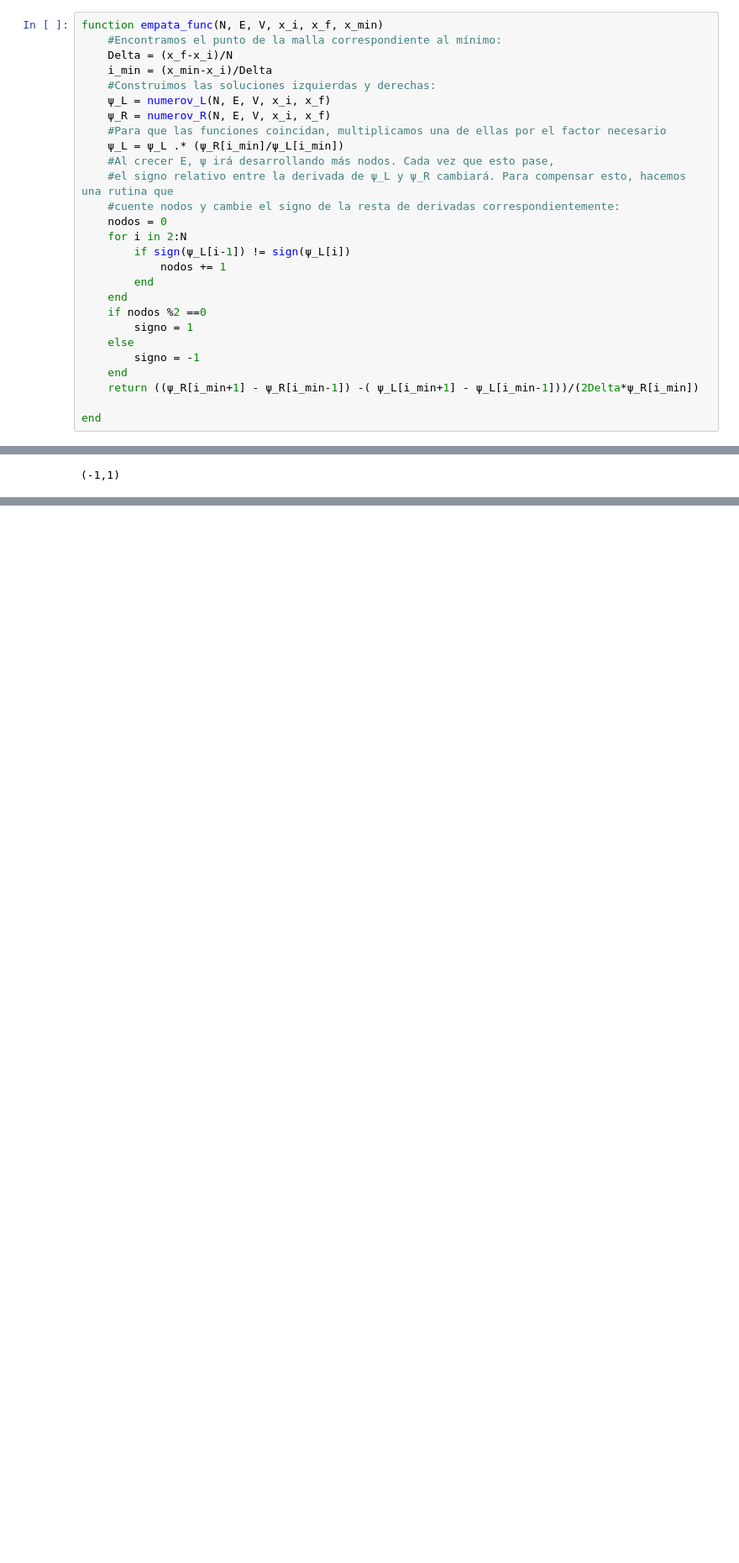
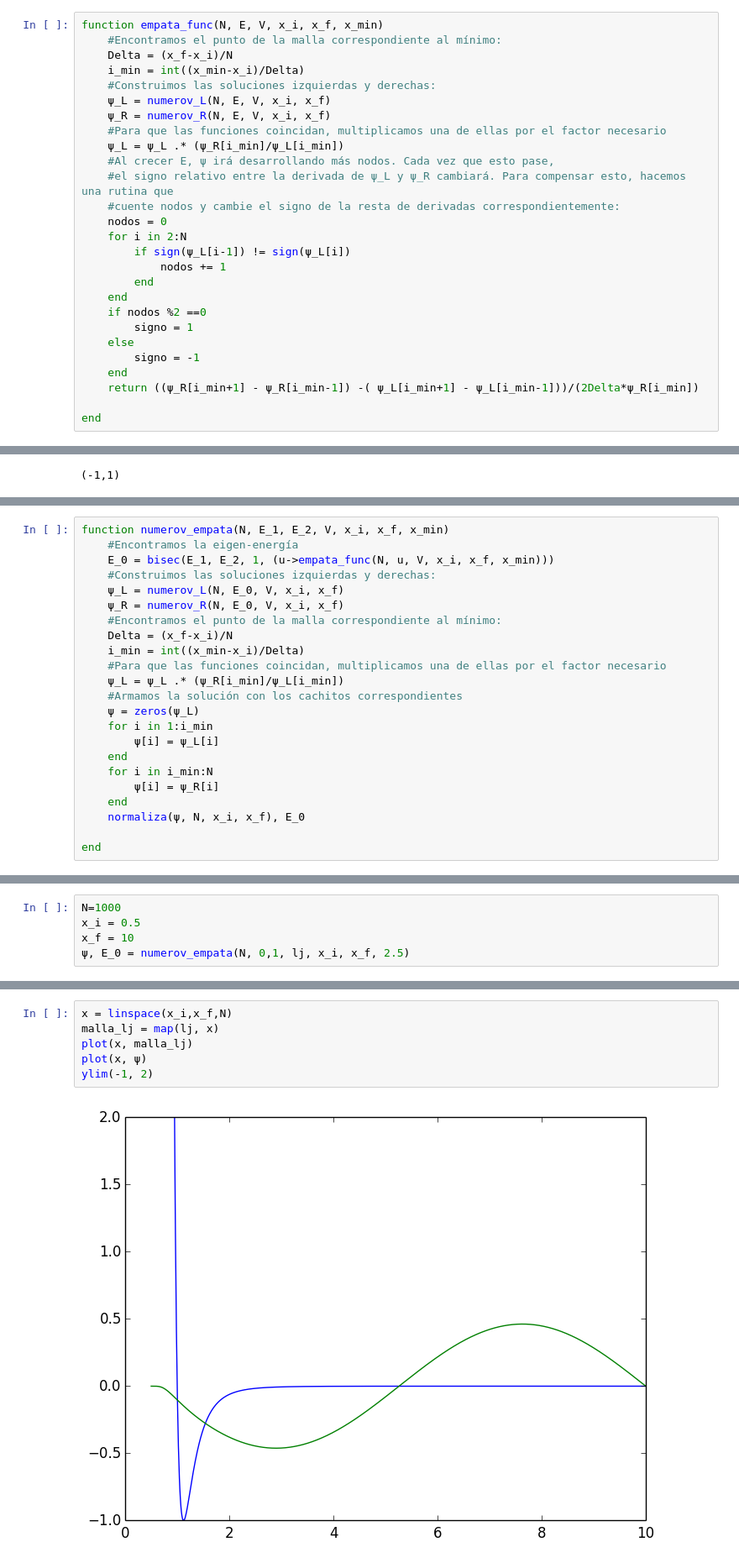
Before and after one commit to davidamaro/finalcompu, a Jupyter notebook: trabajo.ipynb, the cells around one changed output, grey strips where cells are left out. Shown at 84% size. Drawn from its saved outputs; the diff is of its cells as text; blank space fills up the shorter version.

```diff
--- a/trabajo.ipynb
+++ b/trabajo.ipynb
@@ -425,7 +425,7 @@ PyObject <matplotlib.legend.Legend object at 0x...>
 function empata_func(N, E, V, x_i, x_f, x_min)
     #Encontramos el punto de la malla correspondiente al mínimo:
     Delta = (x_f-x_i)/N
-    i_min = (x_min-x_i)/Delta
+    i_min = int((x_min-x_i)/Delta)
     #Construimos las soluciones izquierdas y derechas:
     ψ_L = numerov_L(N, E, V, x_i, x_f)
     ψ_R = numerov_R(N, E, V, x_i, x_f)
@@ -468,0 +506,23 @@ E_0 = bisec(4, 6, 1, (u->empata_func(N, u, V_o, x_i, x_f, 0)))
+# %%
+function numerov_empata(N, E_1, E_2, V, x_i, x_f, x_min)
+    #Encontramos la eigen-energía
+    E_0 = bisec(E_1, E_2, 1, (u->empata_func(N, u, V, x_i, x_f, x_min)))
+    #Construimos las soluciones izquierdas y derechas:
+    ψ_L = numerov_L(N, E_0, V, x_i, x_f)
+    ψ_R = numerov_R(N, E_0, V, x_i, x_f)
+    #Encontramos el punto de la malla correspondiente al mínimo:
+    Delta = (x_f-x_i)/N
+    i_min = int((x_min-x_i)/Delta)
+    #Para que las funciones coincidan, multiplicamos una de ellas por el factor necesario
+    ψ_L = ψ_L .* (ψ_R[i_min]/ψ_L[i_min])
+    #Armamos la solución con los cachitos correspondientes
+    ψ = zeros(ψ_L)
+    for i in 1:i_min
+        ψ[i] = ψ_L[i]
+    end
+    for i in i_min:N
+        ψ[i] = ψ_R[i]
+    end
+    normaliza(ψ, N, x_i, x_f), E_0
+
+end
@@ -468,0 +531,5 @@ E_0 = bisec(4, 6, 1, (u->empata_func(N, u, V_o, x_i, x_f, 0)))
+# %%
+N=1000
+x_i = 0.5
+x_f = 10
+ψ, E_0 = numerov_empata(N, 0,1, lj, x_i, x_f, 2.5)
@@ -468,0 +538,8 @@ E_0 = bisec(4, 6, 1, (u->empata_func(N, u, V_o, x_i, x_f, 0)))
+# %%
+x = linspace(x_i,x_f,N)
+malla_lj = map(lj, x)
+plot(x, malla_lj)
+plot(x, ψ)
+ylim(-1, 2)
+# %% [output]
+[figure, added]
```
Also changed, not shown: parts of 8 cells of this notebook.
